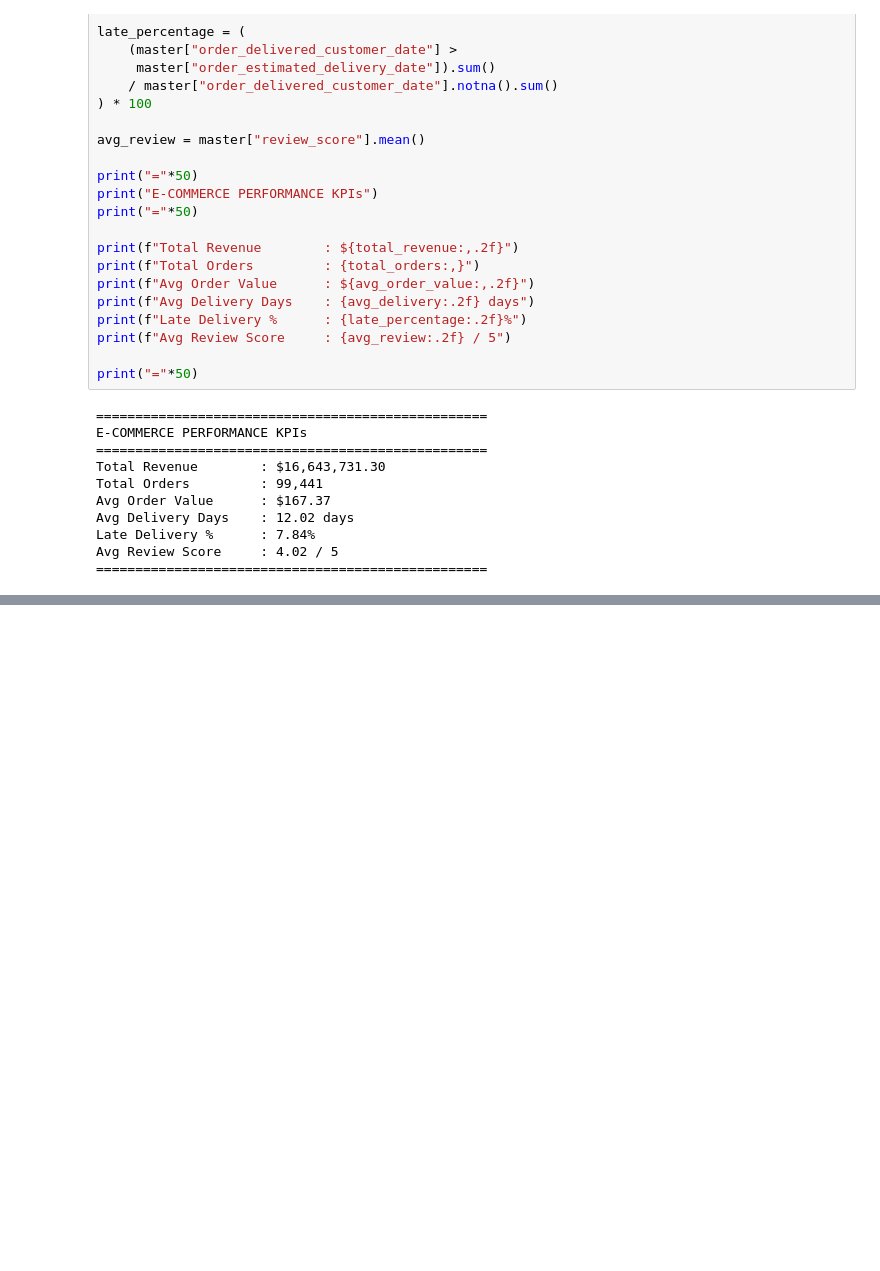
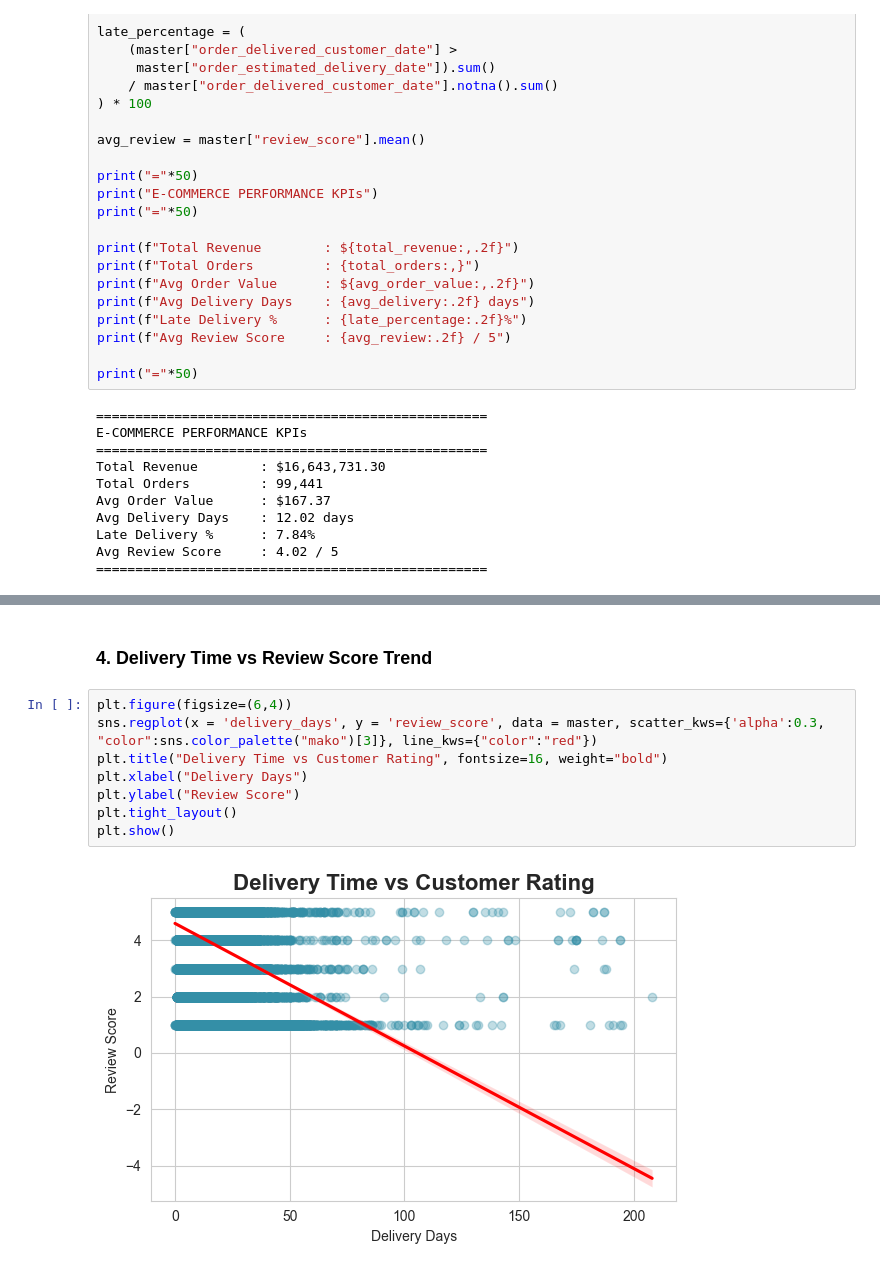
Before and after one commit to soumojit-dev/Ecommerce-Data-Analysis, a Jupyter notebook: analysis.ipynb, the cells around one changed output, grey strips where cells are left out. Drawn from its saved outputs; the diff is of its cells as text; blank space fills up the shorter version.

```diff
--- a/analysis.ipynb
+++ b/analysis.ipynb
@@ -481,0 +524,12 @@ Avg Review Score     : 4.02 / 5
+# %% [markdown]
+### 4. Delivery Time vs Review Score Trend
+# %%
+plt.figure(figsize=(6,4))
+sns.regplot(x = 'delivery_days', y = 'review_score', data = master, scatter_kws={'alpha':0.3, "color":sns.color_palette("mako")[3]}, line_kws={"color":"red"})
+plt.title("Delivery Time vs Customer Rating", fontsize=16, weight="bold")
+plt.xlabel("Delivery Days")
+plt.ylabel("Review Score")
+plt.tight_layout()
+plt.show()
+# %% [output]
+[figure, added]
```
Also changed, not shown: parts of 12 cells of this notebook.
